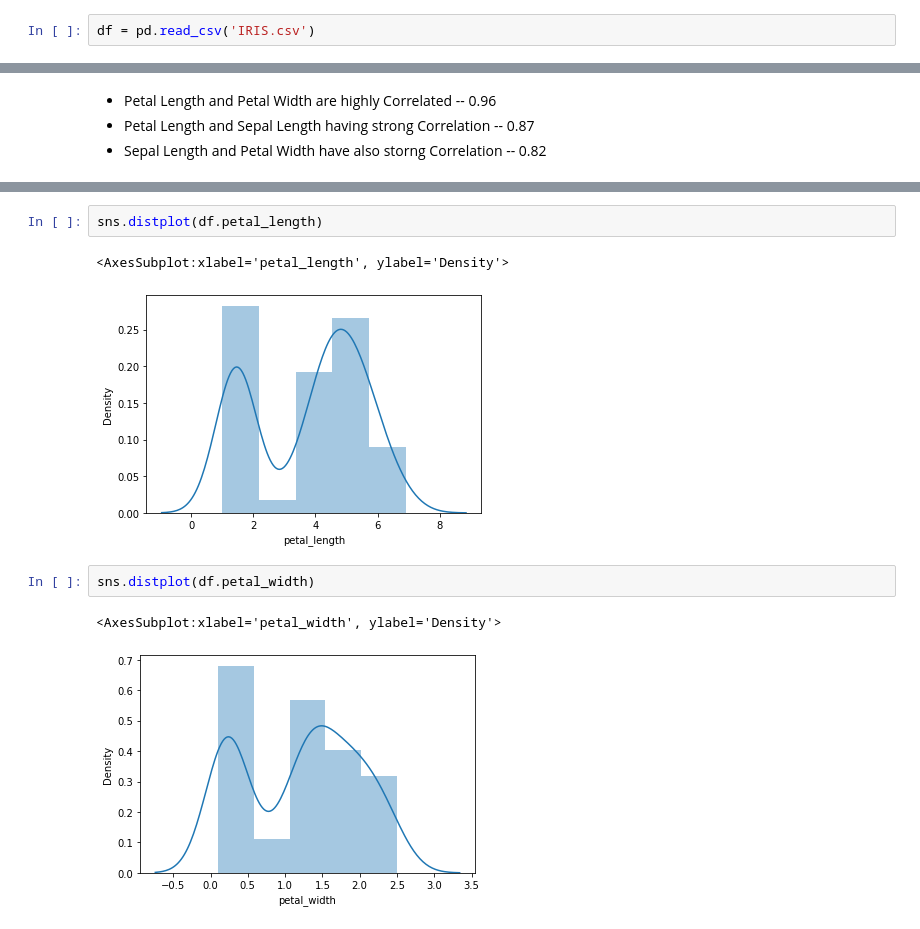
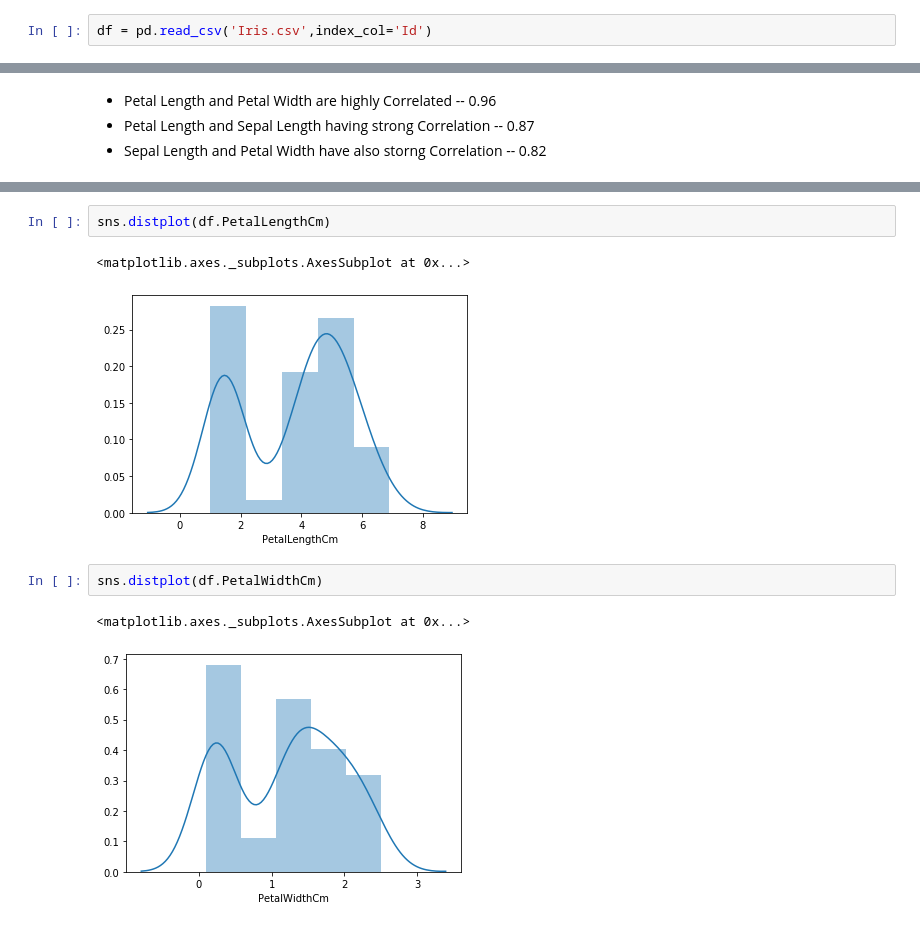
Before and after one commit to sachinmd1997/LETSGROWMORE, a Jupyter notebook: TASK1/TASK 1 LGM SACHIN M D.ipynb, the cells around one changed output, grey strips where cells are left out. Drawn from its saved outputs; the diff is of its cells as text.

```diff
--- a/TASK1/TASK 1 LGM SACHIN M D.ipynb
+++ b/TASK1/TASK 1 LGM SACHIN M D.ipynb
@@ -27,4 +27,4 @@ import warnings
 warnings.filterwarnings('ignore')
 %matplotlib inline
 # %%
-df = pd.read_csv('IRIS.csv')
+df = pd.read_csv('Iris.csv',index_col='Id')
@@ -165,13 +175,13 @@ sns.distplot(df.sepal_width)
 # %%
-sns.distplot(df.petal_length)
+sns.distplot(df.PetalLengthCm)
 # %% [output]
-<AxesSubplot:xlabel='petal_length', ylabel='Density'>
+<matplotlib.axes._subplots.AxesSubplot at 0x...>
-[figure, old version]
+[figure, new version]
 # %%
-sns.distplot(df.petal_width)
+sns.distplot(df.PetalWidthCm)
 # %% [output]
-<AxesSubplot:xlabel='petal_width', ylabel='Density'>
+<matplotlib.axes._subplots.AxesSubplot at 0x...>
-[figure, old version]
+[figure, new version]
 # %%
 fig, axes = plt.subplots(2, 2, figsize=(11,11))
 axes[0,0].set_title("Scatter Chart of Sepal Length vs Sepal Width")
```
Also changed, not shown: parts of 59 cells of this notebook.
